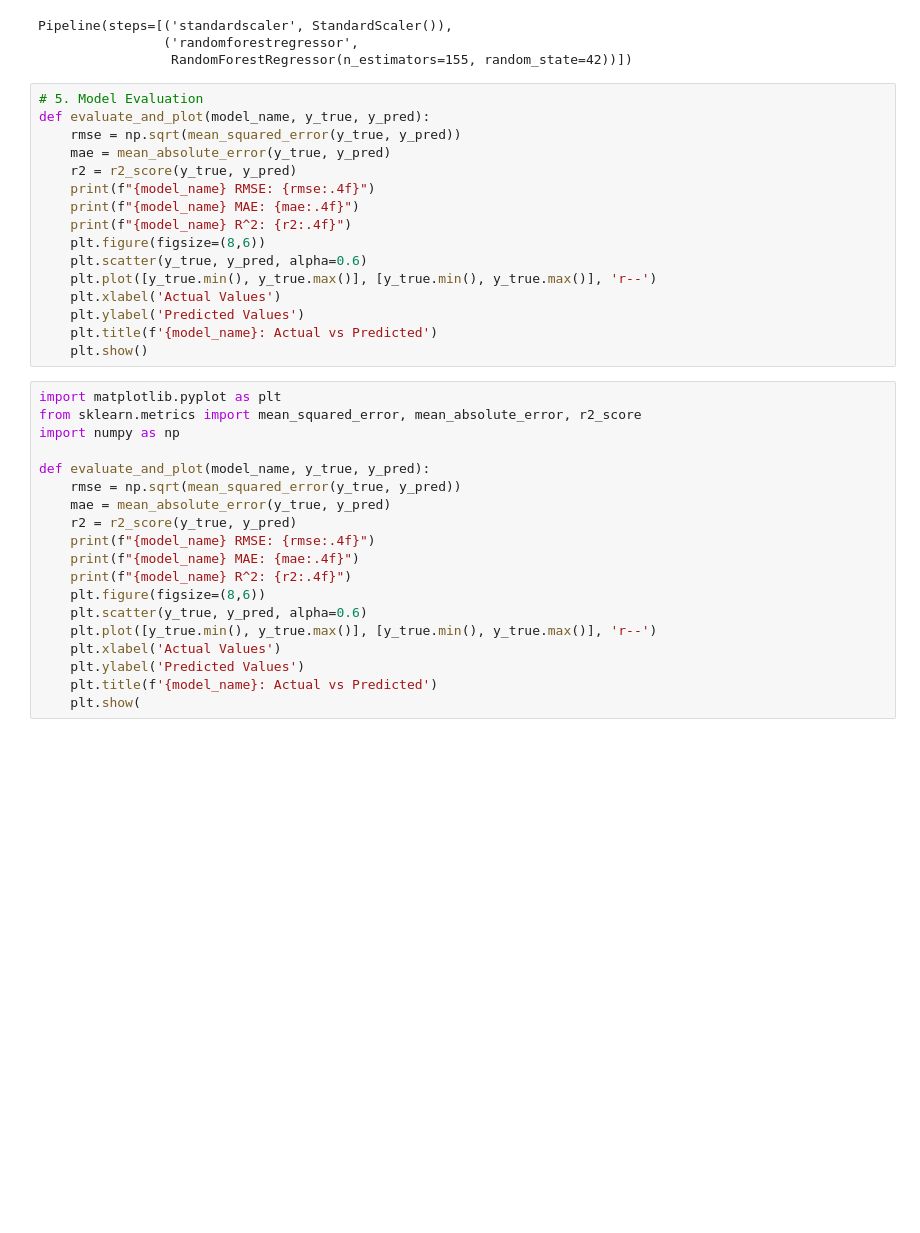
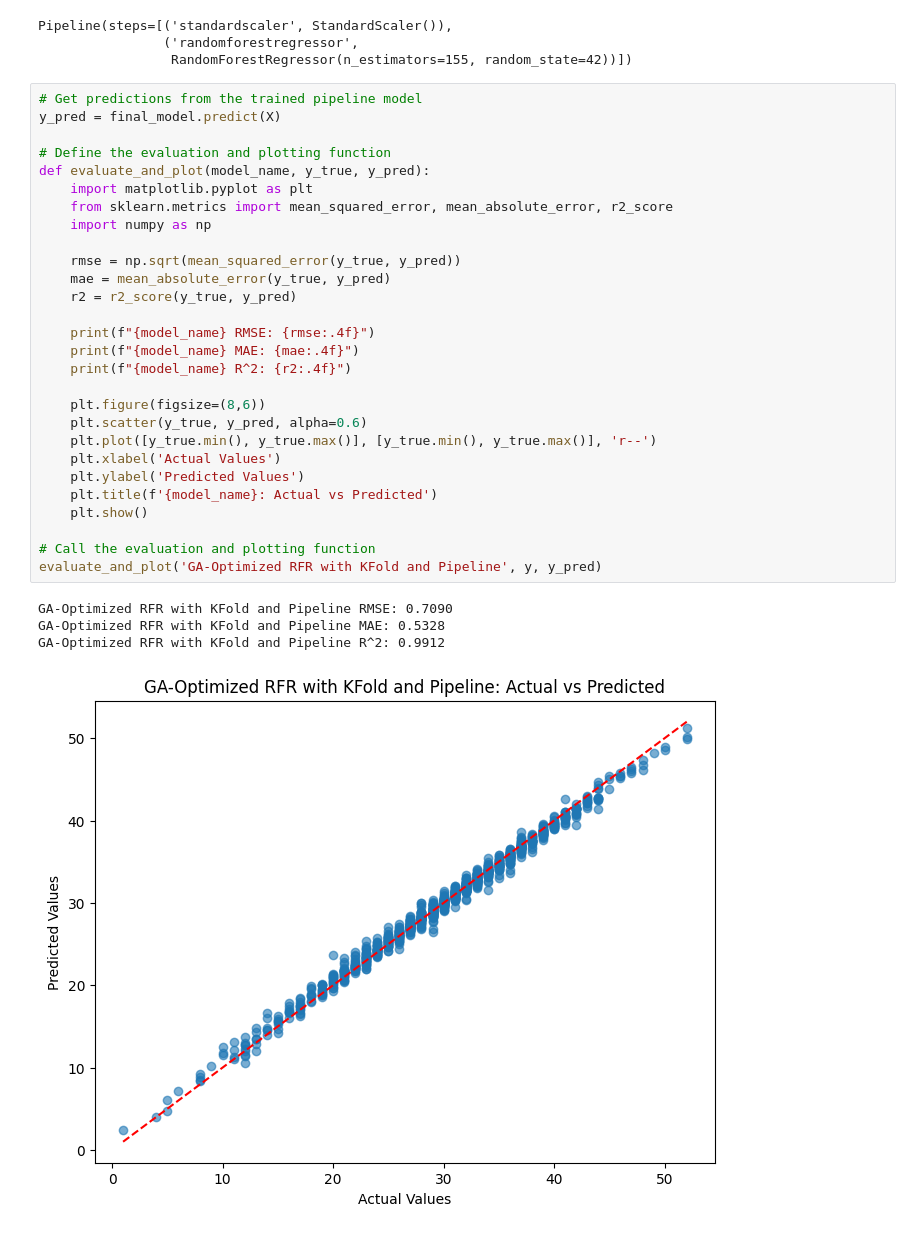
Before and after one commit to Alglenrey/STRESS-PREDICTION, a Jupyter notebook: GA hyperparam tuning /RFR_GAHT.ipynb, the cells around one changed output. Drawn from its saved outputs; the diff is of its cells as text; blank space fills up the shorter version.

```diff
--- a/GA hyperparam tuning /RFR_GAHT.ipynb
+++ b/GA hyperparam tuning /RFR_GAHT.ipynb
@@ -122,37 +122,35 @@ Pipeline(steps=[('standardscaler', StandardScaler()),
                 ('randomforestregressor',
                  RandomForestRegressor(n_estimators=155, random_state=42))])
 # %%
-# 5. Model Evaluation
+# Get predictions from the trained pipeline model
+y_pred = final_model.predict(X)
+
+# Define the evaluation and plotting function
 def evaluate_and_plot(model_name, y_true, y_pred):
+    import matplotlib.pyplot as plt
+    from sklearn.metrics import mean_squared_error, mean_absolute_error, r2_score
+    import numpy as np
+
     rmse = np.sqrt(mean_squared_error(y_true, y_pred))
     mae = mean_absolute_error(y_true, y_pred)
     r2 = r2_score(y_true, y_pred)
+
     print(f"{model_name} RMSE: {rmse:.4f}")
     print(f"{model_name} MAE: {mae:.4f}")
     print(f"{model_name} R^2: {r2:.4f}")
+
     plt.figure(figsize=(8,6))
     plt.scatter(y_true, y_pred, alpha=0.6)
     plt.plot([y_true.min(), y_true.max()], [y_true.min(), y_true.max()], 'r--')
     plt.xlabel('Actual Values')
     plt.ylabel('Predicted Values')
     plt.title(f'{model_name}: Actual vs Predicted')
     plt.show()
+
+# Call the evaluation and plotting function
+evaluate_and_plot('GA-Optimized RFR with KFold and Pipeline', y, y_pred)
+# %% [output]
+GA-Optimized RFR with KFold and Pipeline RMSE: 0.7090
+GA-Optimized RFR with KFold and Pipeline MAE: 0.5328
+GA-Optimized RFR with KFold and Pipeline R^2: 0.9912
+[figure, added]
-# %%
-import matplotlib.pyplot as plt
-from sklearn.metrics import mean_squared_error, mean_absolute_error, r2_score
-import numpy as np
-
-def evaluate_and_plot(model_name, y_true, y_pred):
-    rmse = np.sqrt(mean_squared_error(y_true, y_pred))
-    mae = mean_absolute_error(y_true, y_pred)
-    r2 = r2_score(y_true, y_pred)
-    print(f"{model_name} RMSE: {rmse:.4f}")
-    print(f"{model_name} MAE: {mae:.4f}")
-    print(f"{model_name} R^2: {r2:.4f}")
-    plt.figure(figsize=(8,6))
-    plt.scatter(y_true, y_pred, alpha=0.6)
-    plt.plot([y_true.min(), y_true.max()], [y_true.min(), y_true.max()], 'r--')
-    plt.xlabel('Actual Values')
-    plt.ylabel('Predicted Values')
-    plt.title(f'{model_name}: Actual vs Predicted')
-    plt.show(
```
Also changed, not shown: parts of 1 cell of this notebook, 5 other files.
